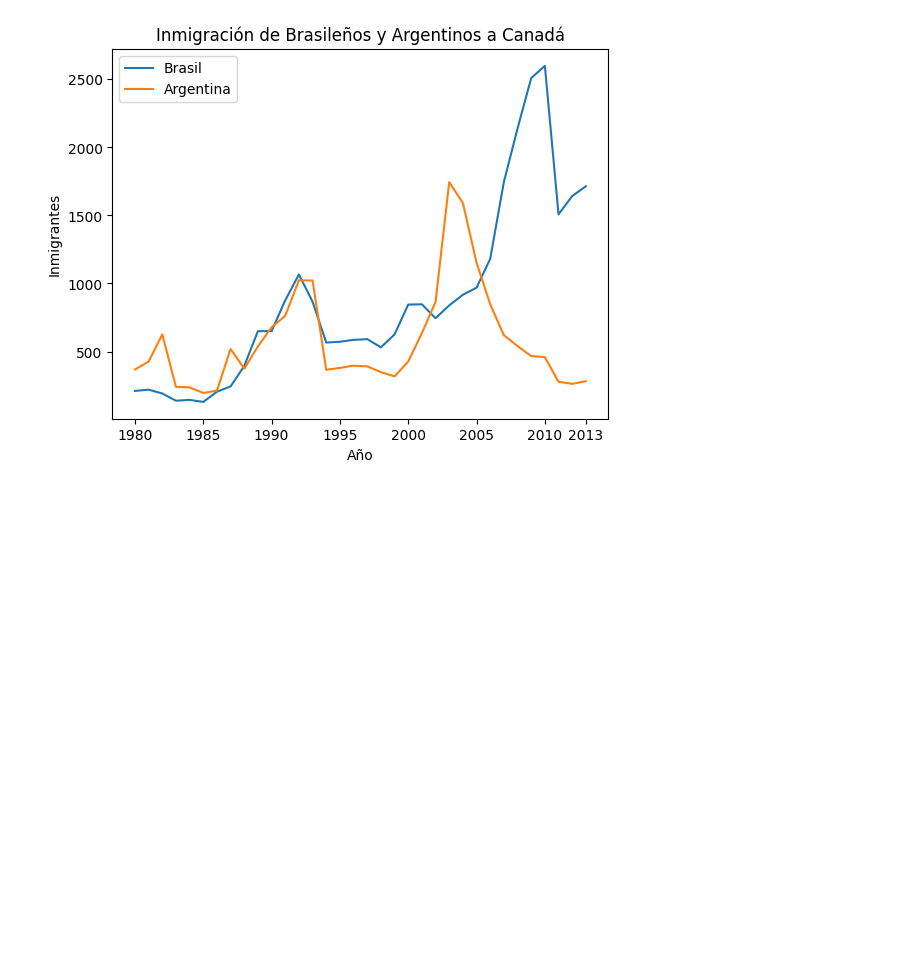
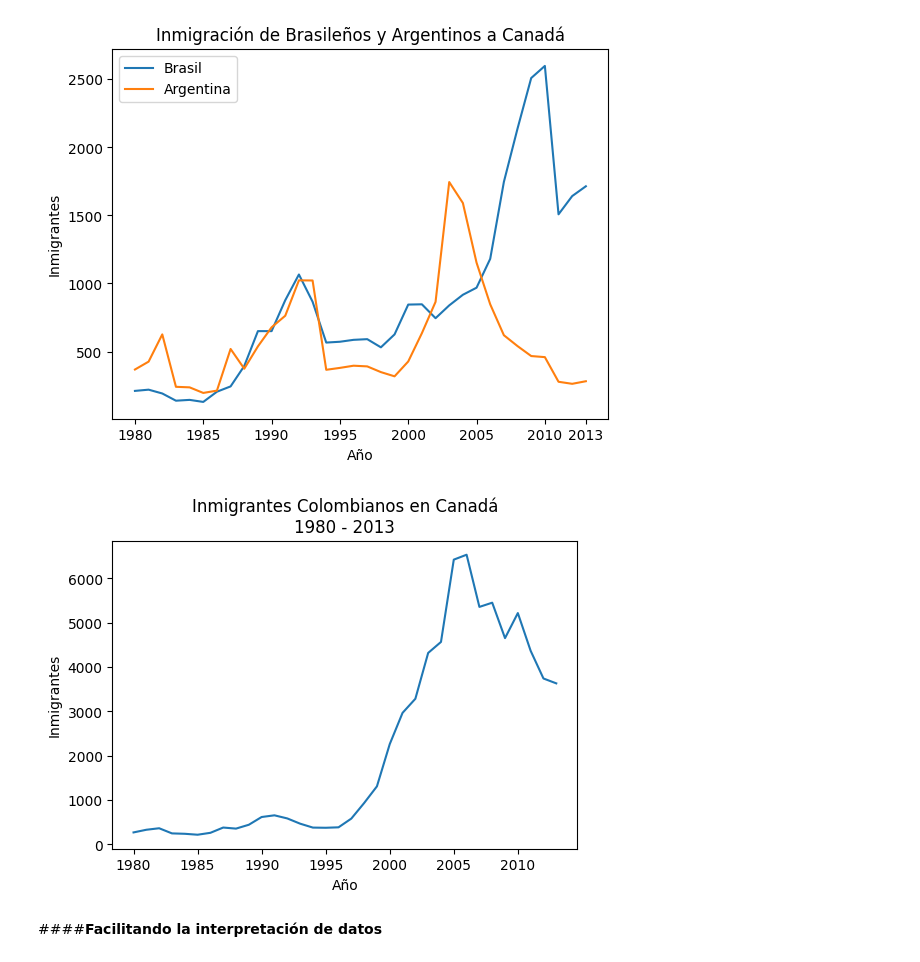
Before and after one commit to Nataliahfk/visualizacion_datos_graficos_python, a Jupyter notebook: visualizacion_de_datos_con_graficos_python.ipynb, the cells around one changed output. Cells and saved outputs as stored; diff of their text form; code cells hidden in the pictures; blank space fills up the shorter version.

```diff
--- a/visualizacion_de_datos_con_graficos_python.ipynb
+++ b/visualizacion_de_datos_con_graficos_python.ipynb
@@ -244,3 +244,17 @@ plt.legend()
 plt.show()
 # %% [output]
 [figure]
+# %%
+# para guardar en variables / fig que es el lienzo( tamaño de mi figura) y ax que es la gráfica
+fig, ax = plt.subplots(figsize=(6,4))
+ax.plot(datos_colombia['Año'], datos_colombia['Inmigrantes'])
+ax.xaxis.set_major_locator(plt.MultipleLocator(5)) # este comando es para agrupar de forma automática los años
+ax.set_xlabel('Año')
+ax.set_ylabel('Inmigrantes')
+ax.set_title('Inmigrantes Colombianos en Canadá\n1980 - 2013') # \n para bajar línea
+plt.show()
+# %% [output]
+[figure, added]
+# %% [markdown]
+
+####**Facilitando la interpretación de datos**
```
Also changed, not shown: parts of 11 cells of this notebook.
